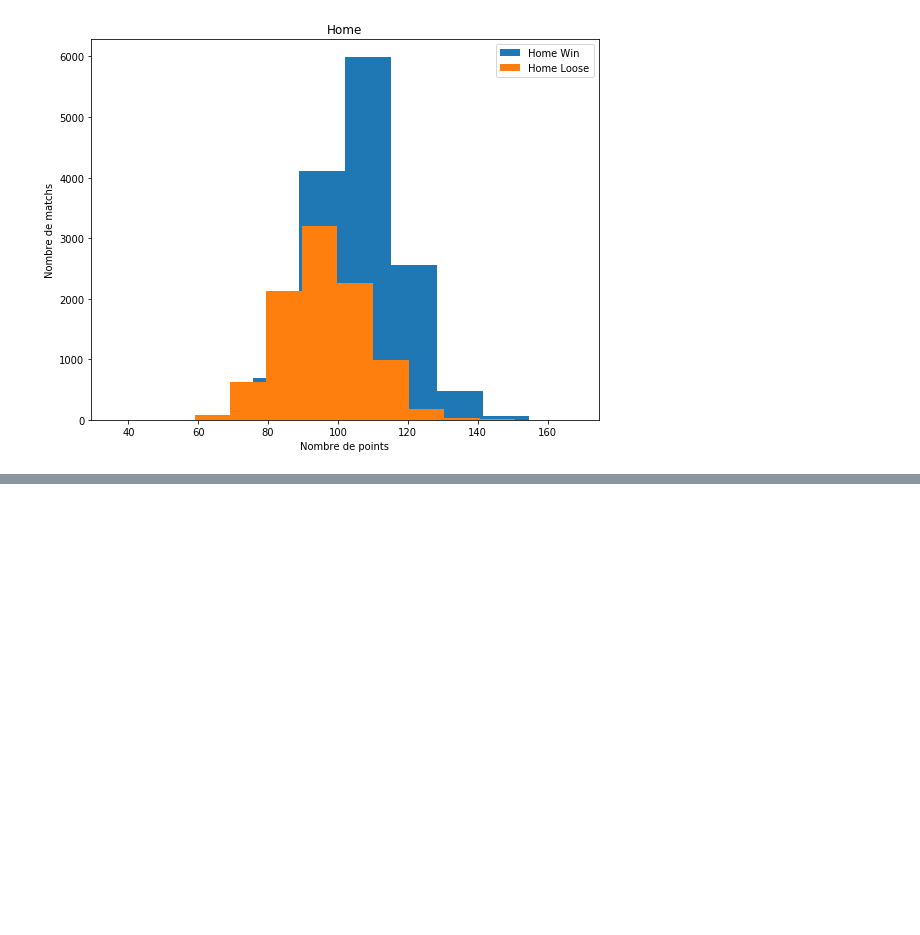
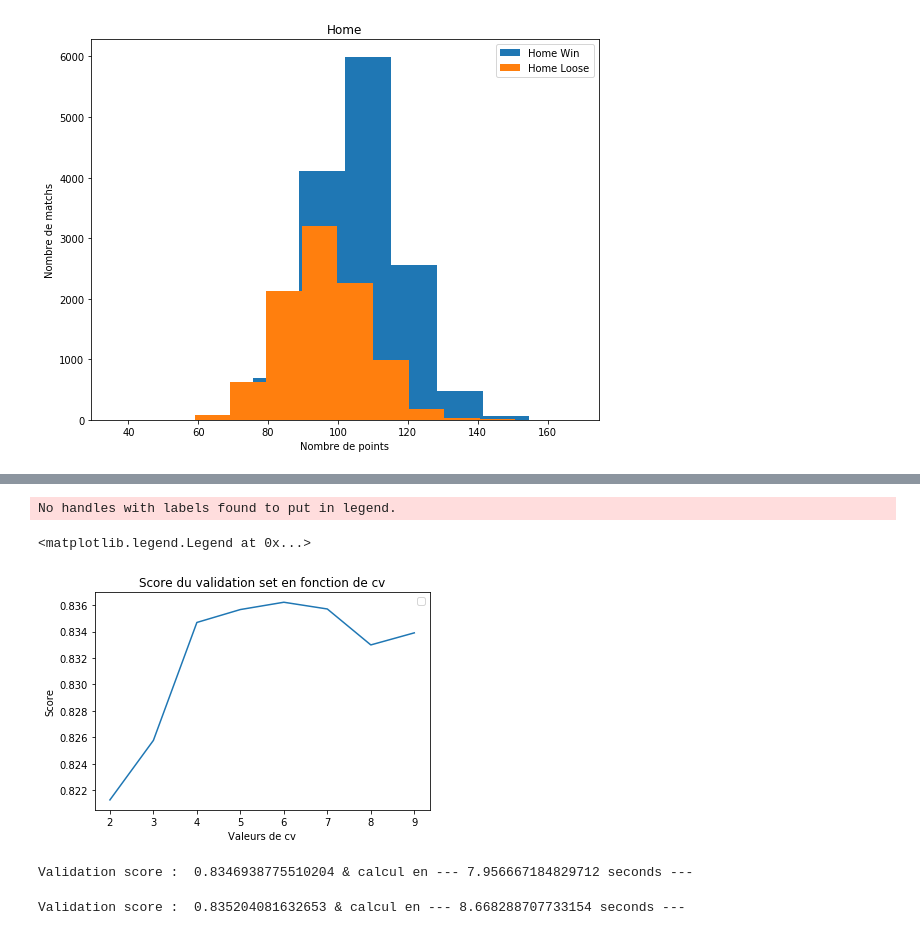
Before and after one commit to atn99/Projet_AA, a Jupyter notebook: Projet NBA.ipynb, the cells around one changed output, grey strips where cells are left out. Cells and saved outputs as stored; diff of their text form; code cells hidden in the pictures; blank space fills up the shorter version.

```diff
--- a/Projet NBA.ipynb
+++ b/Projet NBA.ipynb
@@ -323,0 +338,9 @@ No handles with labels found to put in legend.
+# %%
+lScore = []
+for c in range(2,10):
+    clf1 = svm.SVC(C = 1,kernel = 'linear')
+    scores = cross_val_score(clf1, X_normalized, newY, cv=c)
+    print('On obtient les scores suivant avec cv= ' + str(c) + ' : ' + str(scores))
+    lScore.append(scores[c-1])
+
+print('On obtient le score de test suivant pour chaque cv : ' + str(lScore))
@@ -324,3 +360,28 @@ No handles with labels found to put in legend.
+# %%
+C = [2,3,4,5,6,7,8,9]
+plt.plot(C,lScore)
+plt.ylabel('Score')
+plt.xlabel('Valeurs de cv')
+plt.title('Score du validation set en fonction de cv')
+plt.legend()
+# %% [output]
+No handles with labels found to put in legend.
+<matplotlib.legend.Legend at 0x...>
+[figure, added]
+# %%
+start_time1 = time.time()
+clf1 = svm.SVC(C = 1,kernel = 'linear')
+scores = cross_val_score(clf1, X_normalized, newY, cv=4)
+print("Validation score : ", scores[3], "& calcul en --- %s seconds ---" % (time.time() - start_time1))
+# %% [output]
+Validation score :  0.8346938775510204 & calcul en --- 7.956667184829712 seconds ---
+# %%
+start_time2 = time.time()
+clf2 = svm.SVC(C = 7,kernel = 'linear')
+scores = cross_val_score(clf2, X_normalized, newY, cv=4)
+print("Validation score : ", scores[3], "& calcul en --- %s seconds ---" % (time.time() - start_time2))
+# %% [output]
+Validation score :  0.835204081632653 & calcul en --- 8.668288707733154 seconds ---
 # %%
 #En deuxième, on utilise la fonction fit, on regarde la différence avec la cross validation
 #générer un entrainement set adéquat.
```
Also changed, not shown: parts of 7 cells of this notebook.
